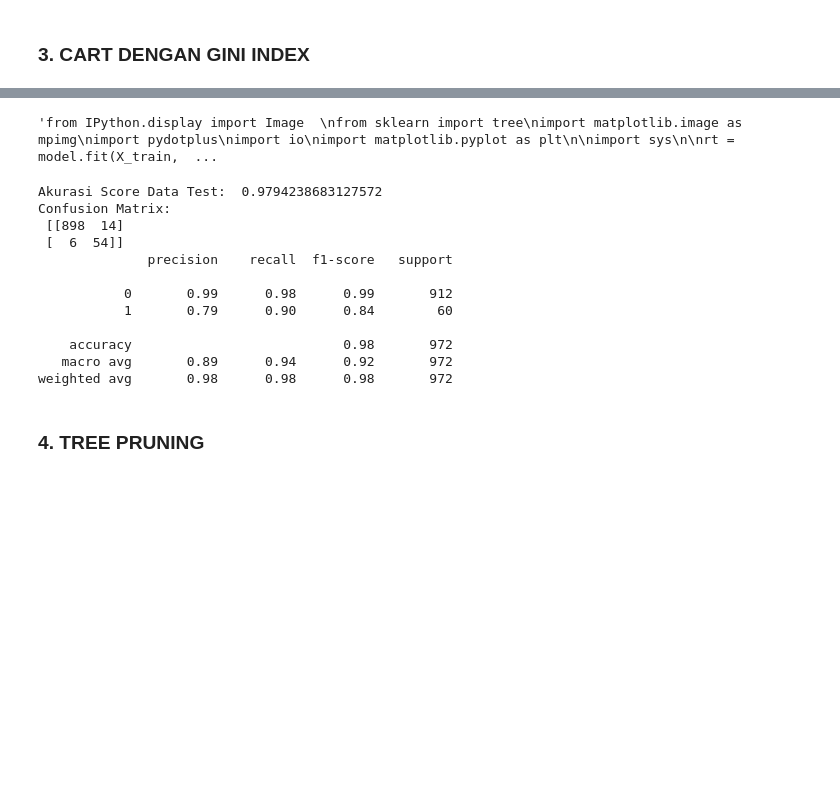
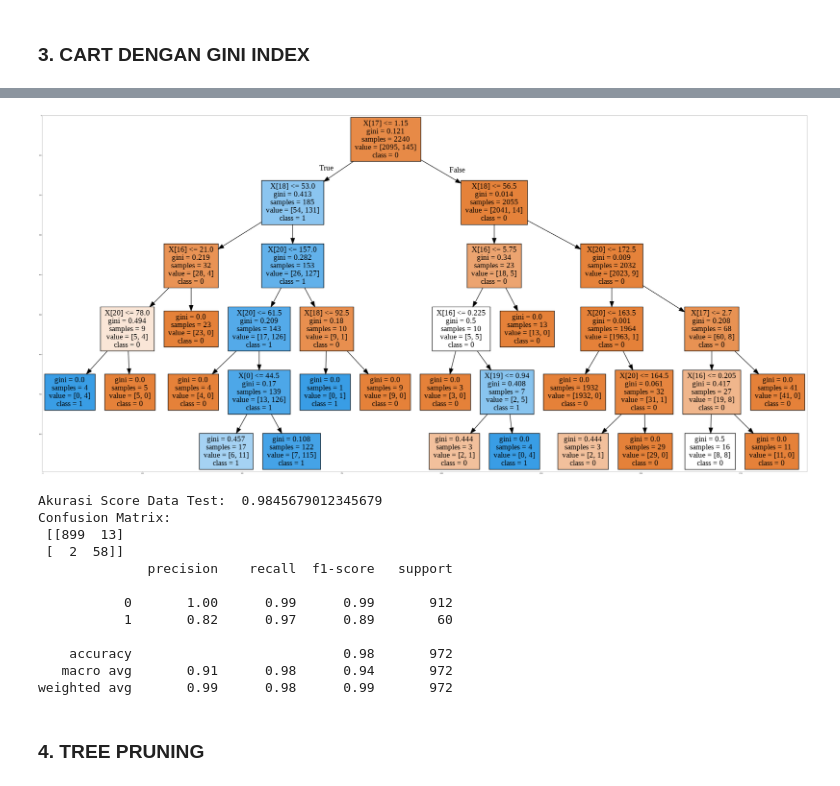
Before and after one commit to adeliapebriani/Classification-and-Regression-Tree, a Jupyter notebook: CART-Thyroid.ipynb, the cells around one changed output, grey strips where cells are left out. Cells and saved outputs as stored; diff of their text form; code cells hidden in the pictures; blank space fills up the shorter version.

```diff
--- a/CART-Thyroid.ipynb
+++ b/CART-Thyroid.ipynb
@@ -346,33 +354,35 @@ _ = plot_tree(model,filled=True,rounded=True,class_names=['N','T'],feature_names
 # %%
-'''from IPython.display import Image
+from IPython.display import Image
 from sklearn import tree
 import matplotlib.image as mpimg
 import pydotplus
 import io
 import matplotlib.pyplot as plt
 
 import sys
 
 rt = model.fit(X_train, y_train)
 
 str1 = "/usr/local/Cellar/graphviz/2.40.1_1/bin/"
 sys.path.append(str1)
 
 dot_data = io.StringIO()
 tree.export_graphviz(rt, out_file=dot_data, filled=True, class_names = '01')
 
 # Draw graph
 pydotplus.graph_from_dot_data(dot_data.getvalue()).write_png('dt.png')
 
 plt.figure(figsize=(100, 100))
 img = mpimg.imread('dt.png')
 imgplot = plt.imshow(img)
 
-plt.show()'''
+plt.show()
 # %% [output]
-'from IPython.display import Image  \nfrom sklearn import tree\nimport matplotlib.image as mpimg\nimport pydotplus\nimport io\nimport matplotlib.pyplot as plt\n\nimport sys\n\nrt = model.fit(X_train,  ...
+[figure, added]
 # %%
-datates=pd.read_csv('Datatest.data')
+datates=pd.read_csv('https://raw.githubusercontent.com/adeliapebriani/Classification-and-Regression-Tree/main/Datatest.data')
+
+datates.drop('no', inplace=True, axis=1)
 
 X_test1=datates.iloc[:,0:21].values
 #Label Set
@@ -388,18 +398,18 @@ print("Confusion Matrix: \n", conf_mat)
 from sklearn.metrics import classification_report
 print (classification_report(y_test1, y_tested1))
 # %% [output]
-Akurasi Score Data Test:  0.9794238683127572
+Akurasi Score Data Test:  0.9845679012345679
 Confusion Matrix:
- [[898  14]
- [  6  54]]
+ [[899  13]
+ [  2  58]]
               precision    recall  f1-score   support
 
-           0       0.99      0.98      0.99       912
-           1       0.79      0.90      0.84        60
+           0       1.00      0.99      0.99       912
+           1       0.82      0.97      0.89        60
 
     accuracy                           0.98       972
-   macro avg       0.89      0.94      0.92       972
-weighted avg       0.98      0.98      0.98       972
+   macro avg       0.91      0.98      0.94       972
+weighted avg       0.99      0.98      0.99       972
 # %% [markdown]
 ### **4. TREE PRUNING**
 # %%
```
Also changed, not shown: parts of 20 cells of this notebook.
